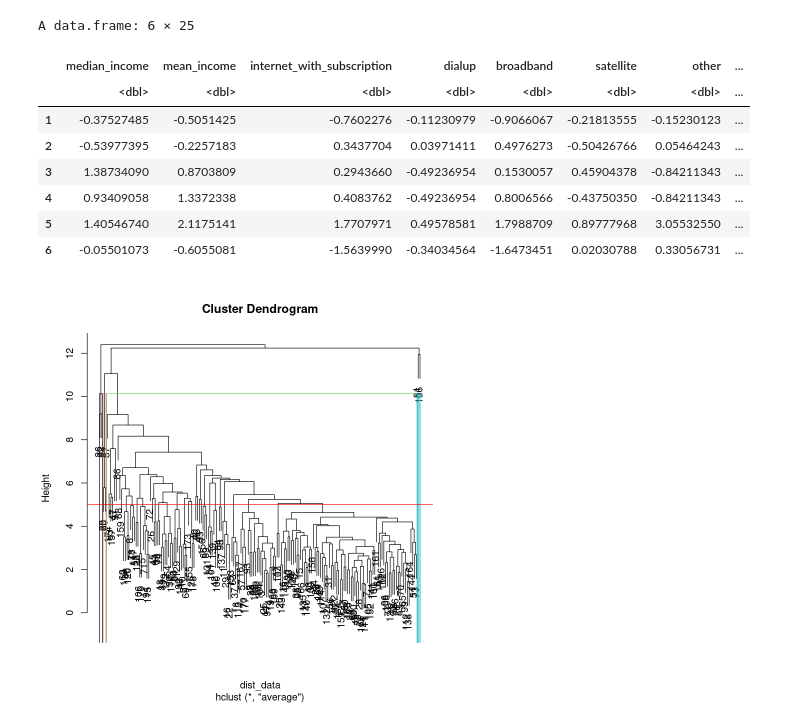
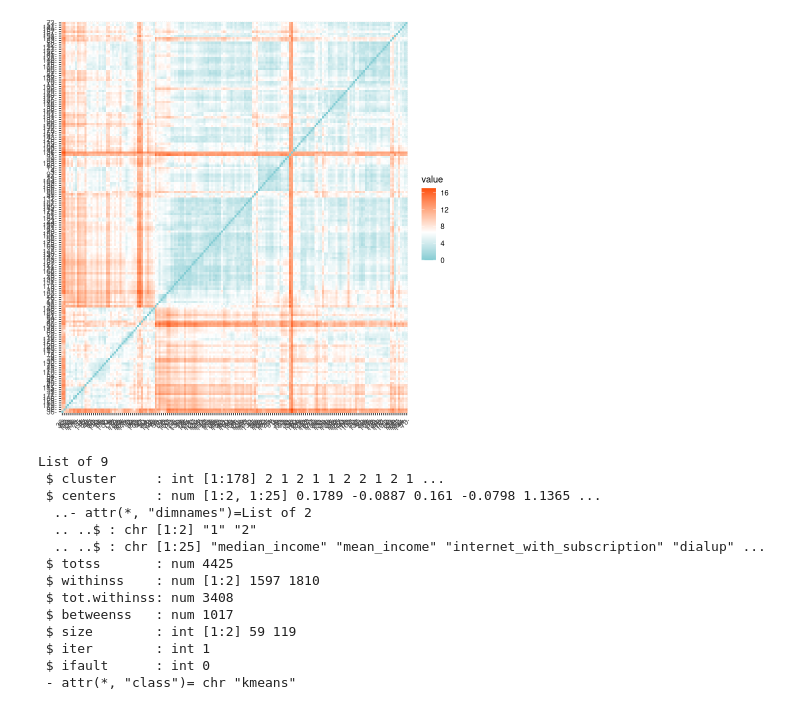
Before and after one commit to nicholasptran/eastern-washington-digital-equity, a Jupyter notebook: app/notebooks_and_testing/cluster.ipynb, the cells around one changed output. Cells and saved outputs as stored; diff of their text form; code cells hidden in the pictures.

```diff
--- a/app/notebooks_and_testing/cluster.ipynb
+++ b/app/notebooks_and_testing/cluster.ipynb
@@ -1,6 +1,8 @@
 # %%
 library(psych)
 library(tidyverse)
+library(cluster)
+library(factoextra)
 
-data <- read.csv("app/data/z_score_data.csv")
+data <- read.csv("../data/z_score_data.csv")
 data <- data[3:27]
@@ -26,16 +9,24 @@ cut_avg <- cutree(hclust_avg, k = 5)
-# %%
-plot(hclust_avg)
-rect.hclust(hclust_avg, k = 5, border = 1:30)
-abline(h = 5, col = 'red')
-head(data)
-# %% [output]
-A data.frame: 6 × 25
-|  | median_income | mean_income | internet_with_subscription | dialup | broadband | satellite | other | ... |
-|  | <dbl> | <dbl> | <dbl> | <dbl> | <dbl> | <dbl> | <dbl> | ... |
-| 1 | -0.37527485 | -0.5051425 | -0.7602276 | -0.11230979 | -0.9066067 | -0.21813555 | -0.15230123 | ... |
-| 2 | -0.53977395 | -0.2257183 | 0.3437704 | 0.03971411 | 0.4976273 | -0.50426766 | 0.05464243 | ... |
-| 3 | 1.38734090 | 0.8703809 | 0.2943660 | -0.49236954 | 0.1530057 | 0.45904378 | -0.84211343 | ... |
-| 4 | 0.93409058 | 1.3372338 | 0.4083762 | -0.49236954 | 0.8006566 | -0.43750350 | -0.84211343 | ... |
-| 5 | 1.40546740 | 2.1175141 | 1.7707971 | 0.49578581 | 1.7988709 | 0.89777968 | 3.05532550 | ... |
-| 6 | -0.05501073 | -0.6055081 | -1.5639990 | -0.34034564 | -1.6473451 | 0.02030788 | 0.33056731 | ... |
-[figure, removed]
+# %%
+distance <- get_dist(data)
+
+fviz_dist(distance, gradient = list(low = "#00AFBB", mid = "white", high = "#FC4E07"))
+# %% [output]
+[figure, added]
+# %%
+k2 <- kmeans(data, centers = 2, nstart = 25)
+str(k2)
+# %% [output]
+List of 9
+ $ cluster     : int [1:178] 2 1 2 1 1 2 2 1 2 1 ...
+ $ centers     : num [1:2, 1:25] 0.1789 -0.0887 0.161 -0.0798 1.1365 ...
+  ..- attr(*, "dimnames")=List of 2
+  .. ..$ : chr [1:2] "1" "2"
+  .. ..$ : chr [1:25] "median_income" "mean_income" "internet_with_subscription" "dialup" ...
+ $ totss       : num 4425
+ $ withinss    : num [1:2] 1597 1810
+ $ tot.withinss: num 3408
+ $ betweenss   : num 1017
+ $ size        : int [1:2] 59 119
+ $ iter        : int 1
+ $ ifault      : int 0
+ - attr(*, "class")= chr "kmeans"
```
Also changed, not shown: parts of 5 cells of this notebook, 1 other file.
